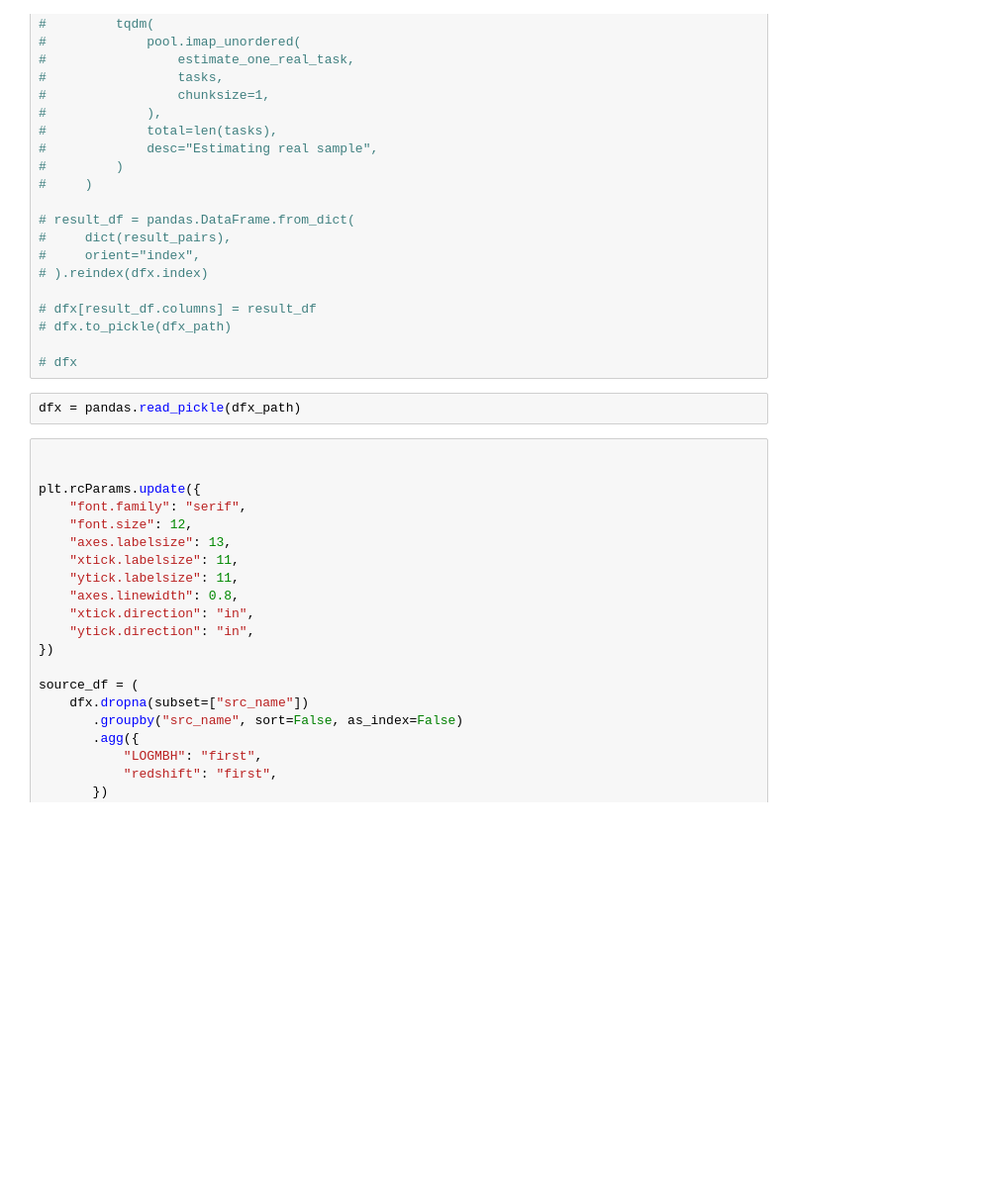
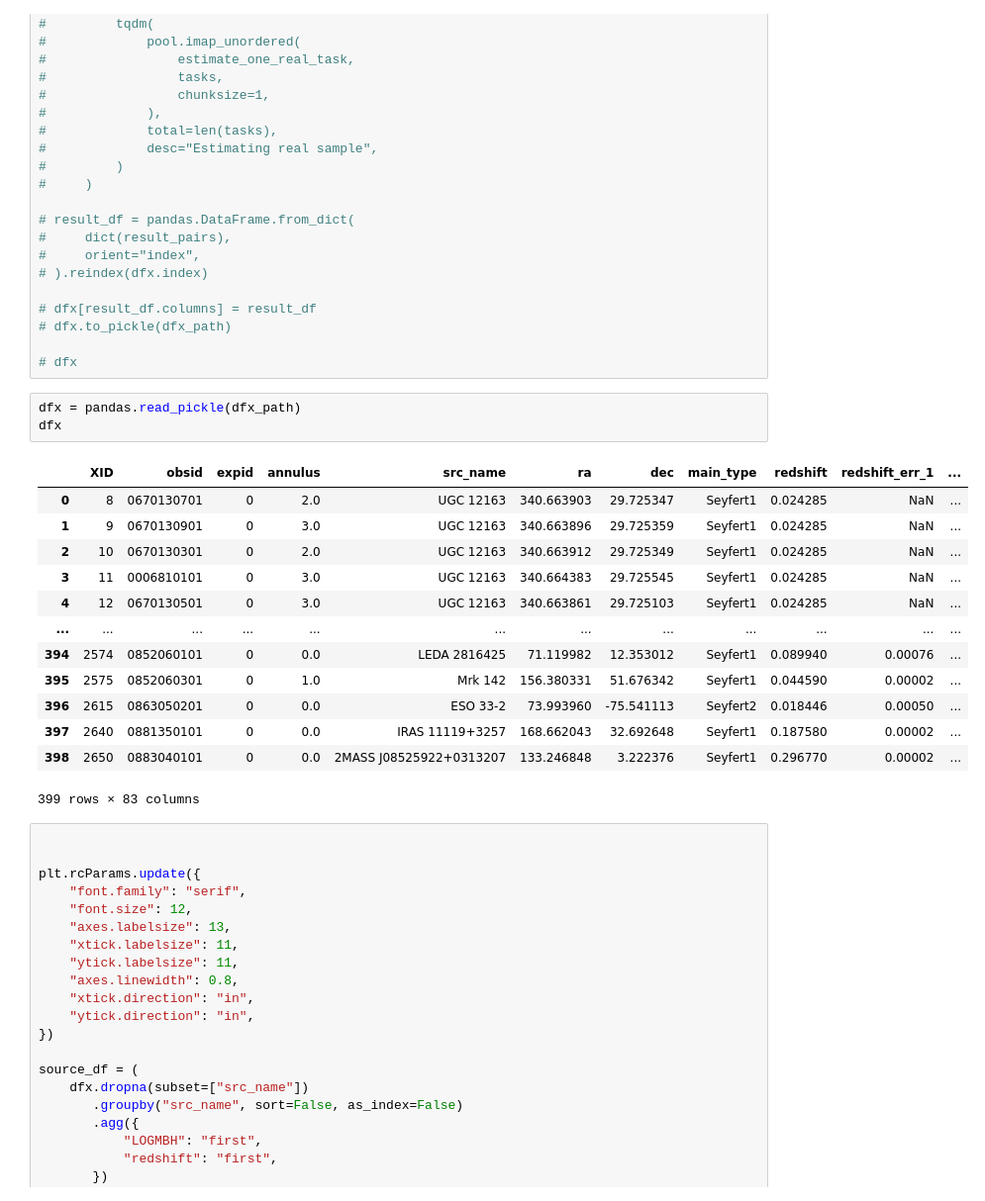
Before and after one commit to xiaris/BADMET, a Jupyter notebook: Paper/paper_results.ipynb, the cells around one changed output. Shown at 99% size. Saved outputs shown, nothing was run; the diff lists cells and outputs as text; blank space fills up the shorter version.

```diff
--- a/Paper/paper_results.ipynb
+++ b/Paper/paper_results.ipynb
@@ -979,6 +979,21 @@ dfx_path = paper_dir / "data" / "dfx_MassEstimated_Real.pkl"
 # dfx
 # %%
 dfx = pandas.read_pickle(dfx_path)
+dfx
+# %% [output]
+|  | XID | obsid | expid | annulus | src_name | ra | dec | main_type | redshift | redshift_err_1 | ... |
+| 0 | 8 | 0670130701 | 0 | 2.0 | UGC 12163 | 340.663903 | 29.725347 | Seyfert1 | 0.024285 | NaN | ... |
+| 1 | 9 | 0670130901 | 0 | 3.0 | UGC 12163 | 340.663896 | 29.725359 | Seyfert1 | 0.024285 | NaN | ... |
+| 2 | 10 | 0670130301 | 0 | 2.0 | UGC 12163 | 340.663912 | 29.725349 | Seyfert1 | 0.024285 | NaN | ... |
+| 3 | 11 | 0006810101 | 0 | 3.0 | UGC 12163 | 340.664383 | 29.725545 | Seyfert1 | 0.024285 | NaN | ... |
+| 4 | 12 | 0670130501 | 0 | 3.0 | UGC 12163 | 340.663861 | 29.725103 | Seyfert1 | 0.024285 | NaN | ... |
+| ... | ... | ... | ... | ... | ... | ... | ... | ... | ... | ... | ... |
+| 394 | 2574 | 0852060101 | 0 | 0.0 | LEDA 2816425 | 71.119982 | 12.353012 | Seyfert1 | 0.089940 | 0.00076 | ... |
+| 395 | 2575 | 0852060301 | 0 | 1.0 | Mrk 142 | 156.380331 | 51.676342 | Seyfert1 | 0.044590 | 0.00002 | ... |
+| 396 | 2615 | 0863050201 | 0 | 0.0 | ESO 33-2 | 73.993960 | -75.541113 | Seyfert2 | 0.018446 | 0.00050 | ... |
+| 397 | 2640 | 0881350101 | 0 | 0.0 | IRAS 11119+3257 | 168.662043 | 32.692648 | Seyfert1 | 0.187580 | 0.00002 | ... |
+| 398 | 2650 | 0883040101 | 0 | 0.0 | 2MASS J08525922+0313207 | 133.246848 | 3.222376 | Seyfert1 | 0.296770 | 0.00002 | ... |
+399 rows × 83 columns
 # %%
 
 
```
Also changed, not shown: 2 other files.
